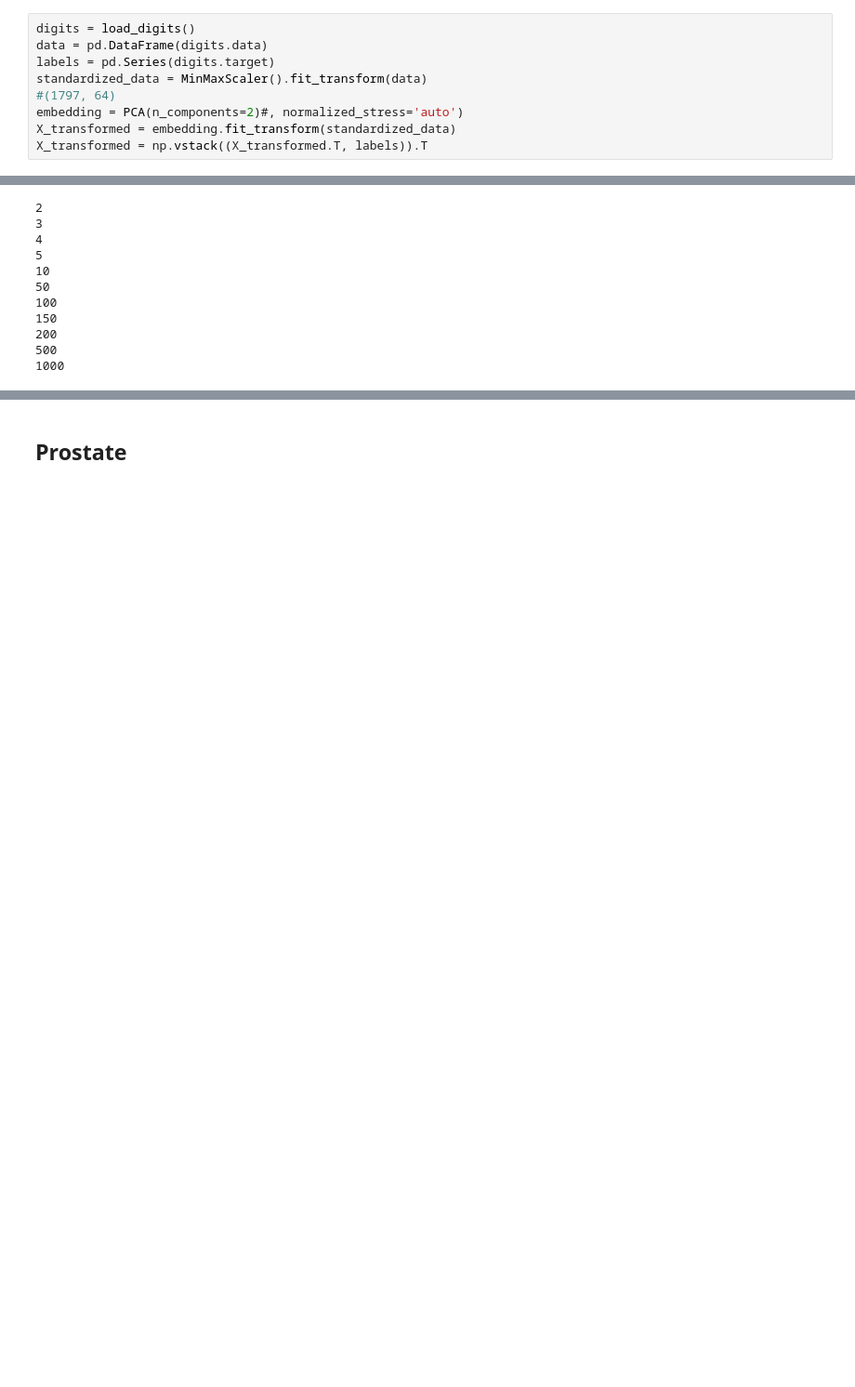
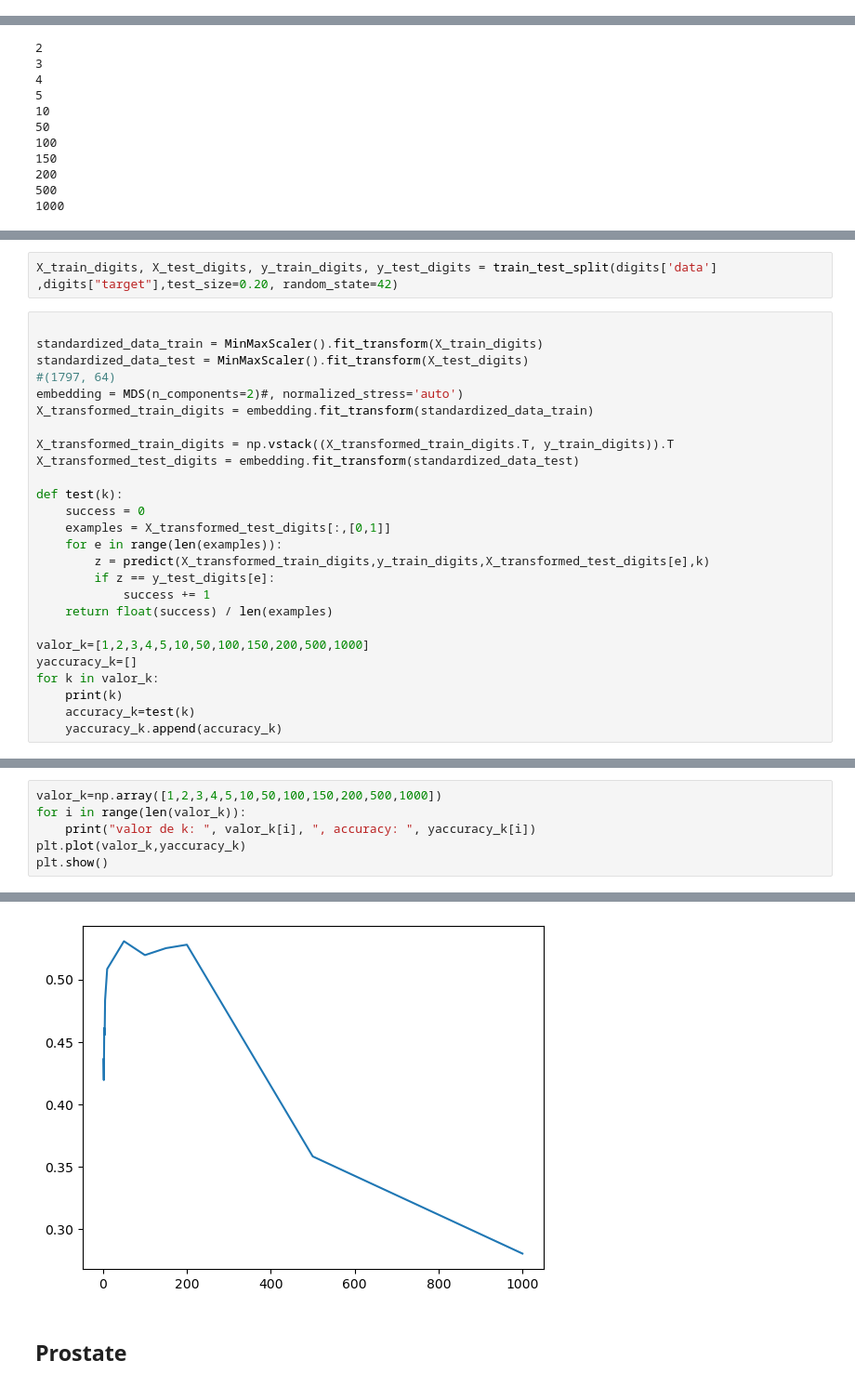
Before and after one commit to afrincon2/Data_Scientist, a Jupyter notebook: KNN/KNNandPerceptronEx.ipynb, the cells around one changed output, grey strips where cells are left out. Shown at 93% size. Cells and saved outputs as stored; diff of their text form; blank space fills up the shorter version.

```diff
--- a/KNN/KNNandPerceptronEx.ipynb
+++ b/KNN/KNNandPerceptronEx.ipynb
@@ -56,12 +53,3 @@ X_train, X_test, y_train, y_test = train_test_split(vectors,chars,test_size=0.20
 X_train.shape
 # %% [output]
 (4800, 784)
-# %%
-digits = load_digits()
-data = pd.DataFrame(digits.data)
-labels = pd.Series(digits.target)
-standardized_data = MinMaxScaler().fit_transform(data)
-#(1797, 64)
-embedding = PCA(n_components=2)#, normalized_stress='auto')
-X_transformed = embedding.fit_transform(standardized_data)
-X_transformed = np.vstack((X_transformed.T, labels)).T
@@ -144,0 +135,28 @@ valor de k:  1000 , accuracy:  0.4266666666666667
+# %%
+X_train_digits, X_test_digits, y_train_digits, y_test_digits = train_test_split(digits['data'] ,digits["target"],test_size=0.20, random_state=42)
+# %%
+
+standardized_data_train = MinMaxScaler().fit_transform(X_train_digits)
+standardized_data_test = MinMaxScaler().fit_transform(X_test_digits)
+#(1797, 64)
+embedding = MDS(n_components=2)#, normalized_stress='auto')
+X_transformed_train_digits = embedding.fit_transform(standardized_data_train)
+
+X_transformed_train_digits = np.vstack((X_transformed_train_digits.T, y_train_digits)).T
+X_transformed_test_digits = embedding.fit_transform(standardized_data_test)
+
+def test(k):
+    success = 0
+    examples = X_transformed_test_digits[:,[0,1]]
+    for e in range(len(examples)):
+        z = predict(X_transformed_train_digits,y_train_digits,X_transformed_test_digits[e],k)
+        if z == y_test_digits[e]:
+            success += 1
+    return float(success) / len(examples)
+
+valor_k=[1,2,3,4,5,10,50,100,150,200,500,1000]
+yaccuracy_k=[]
+for k in valor_k:
+    print(k)
+    accuracy_k=test(k)
+    yaccuracy_k.append(accuracy_k)
@@ -144,0 +176,7 @@ valor de k:  1000 , accuracy:  0.4266666666666667
+# %%
+valor_k=np.array([1,2,3,4,5,10,50,100,150,200,500,1000])
+for i in range(len(valor_k)):
+    print("valor de k: ", valor_k[i], ", accuracy: ", yaccuracy_k[i])
+plt.plot(valor_k,yaccuracy_k)
+plt.show()
+# %% [output]
@@ -145,2 +195,3 @@ valor de k:  1000 , accuracy:  0.4266666666666667
+[figure, added]
 # %% [markdown]
 ## Prostate
```
Also changed, not shown: parts of 14 cells of this notebook.
